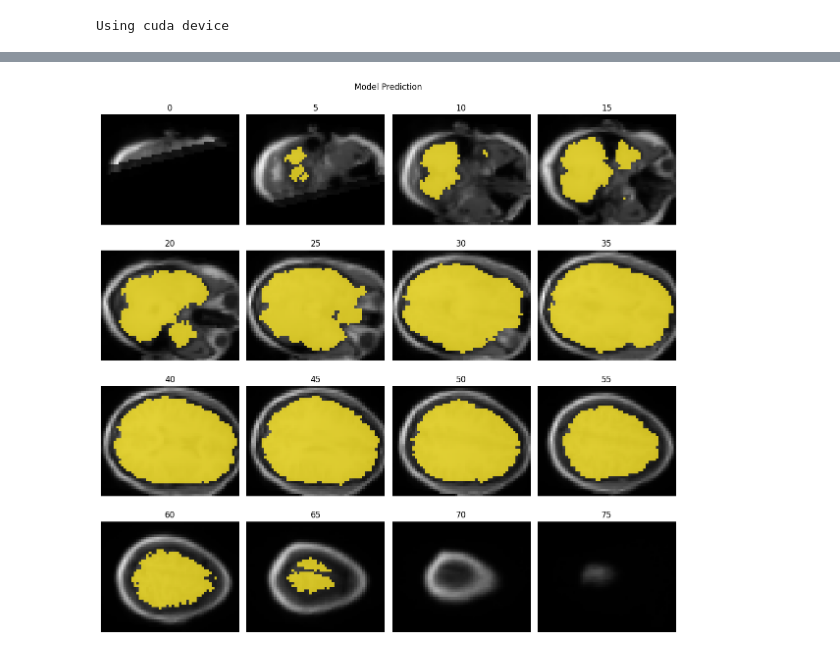
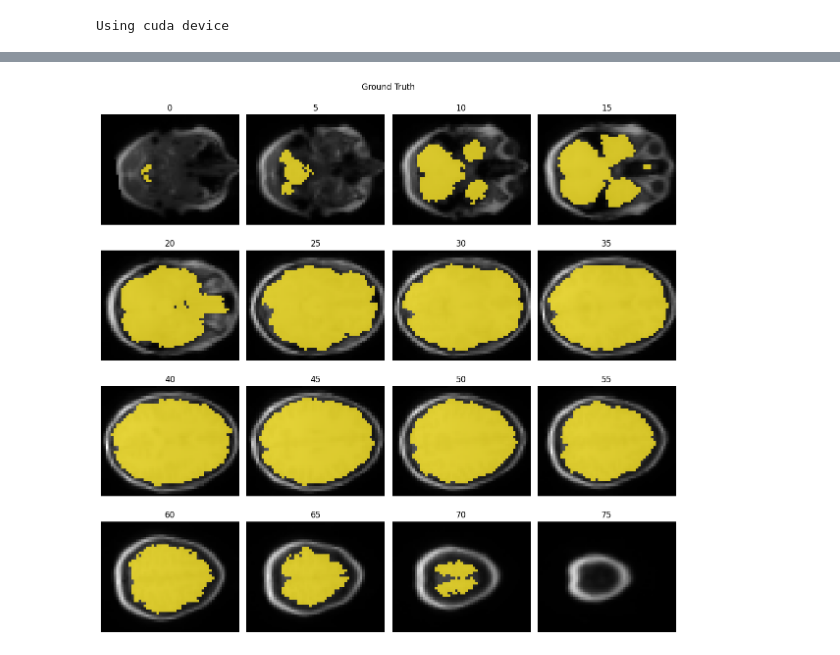
Before and after one commit to JGIBristol/fish_test, a Jupyter notebook: segment_test.ipynb, the cells around one changed output, grey strips where cells are left out. Saved outputs shown, nothing was run; the diff lists cells and outputs as text; code cells hidden in the pictures.

```diff
--- a/segment_test.ipynb
+++ b/segment_test.ipynb
@@ -247,9 +283,9 @@ fig.tight_layout()
 # %%
 fig, axis = plot.plot_arr(image, truth)
-fig.suptitle("Model Prediction")
+fig.suptitle("Ground Truth")
 fig.tight_layout()
 # %% [output]
-[figure, old version]
+[figure, new version]
 # %%
 plot.plot_arr(truth, prediction)
 # %% [output]
```
Also changed, not shown: parts of 8 cells of this notebook, 1 other file.
